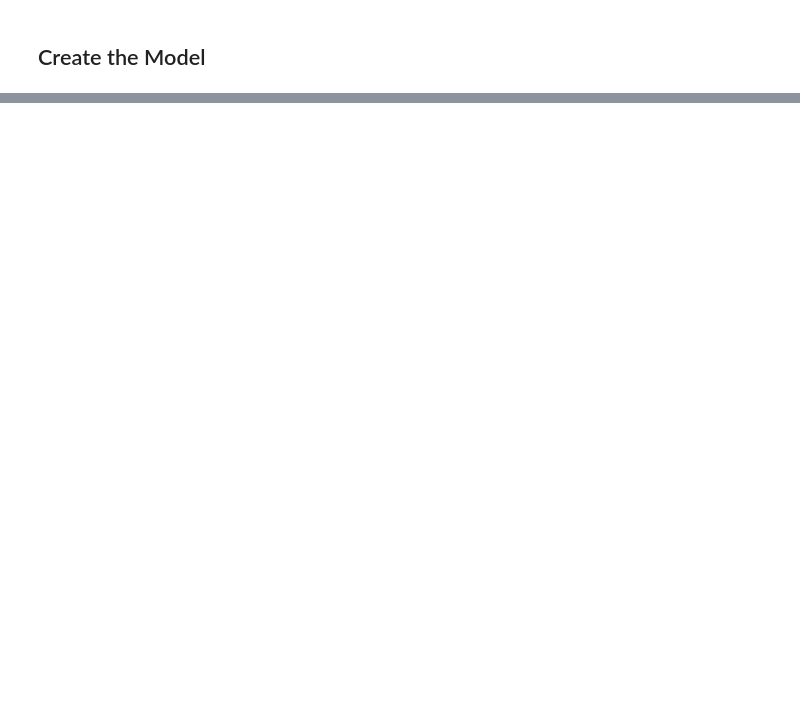
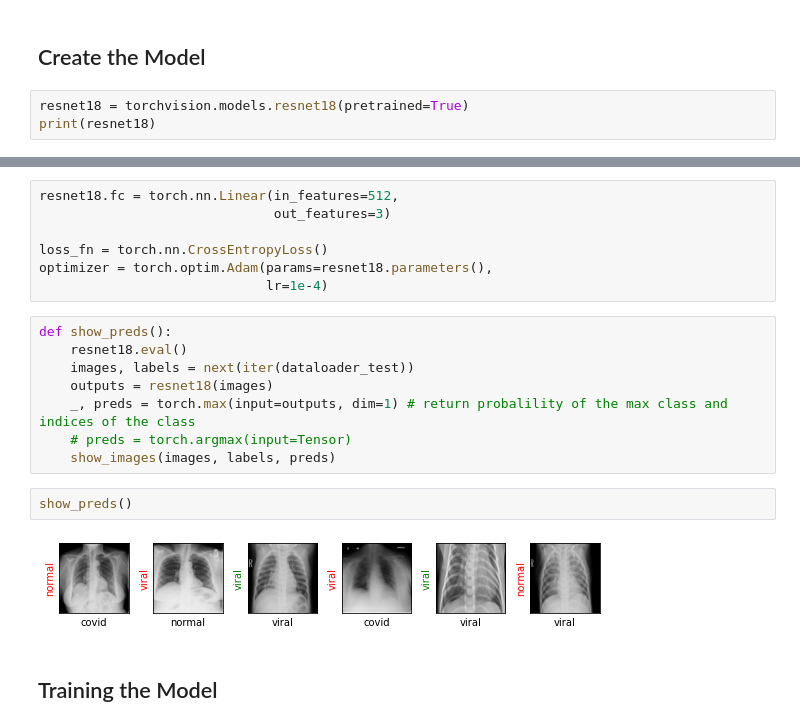
Before and after one commit to trminhnam/pytorch-for-covid19-detection-with-chest-xray-images, a Jupyter notebook: notebook.ipynb, the cells around one changed output, grey strips where cells are left out. Cells and saved outputs as stored; diff of their text form; blank space fills up the shorter version.

Commit message:
Add training phase

```diff
--- a/notebook.ipynb
+++ b/notebook.ipynb
@@ -166,2 +166,5 @@ show_images(images, labels, labels)
 # %% [markdown]
 ## Create the Model
+# %%
+resnet18 = torchvision.models.resnet18(pretrained=True)
+print(resnet18)
@@ -167,0 +197,21 @@ show_images(images, labels, labels)
+# %%
+resnet18.fc = torch.nn.Linear(in_features=512,
+                              out_features=3)
+
+loss_fn = torch.nn.CrossEntropyLoss()
+optimizer = torch.optim.Adam(params=resnet18.parameters(),
+                             lr=1e-4)
+# %%
+def show_preds():
+    resnet18.eval()
+    images, labels = next(iter(dataloader_test))
+    outputs = resnet18(images)
+    _, preds = torch.max(input=outputs, dim=1) # return probalility of the max class and indices of the class
+    # preds = torch.argmax(input=Tensor)
+    show_images(images, labels, preds)
+# %%
+show_preds()
+# %% [output]
+[figure, added]
+# %% [markdown]
+## Training the Model
```
Also changed, not shown: parts of 6 cells of this notebook.
